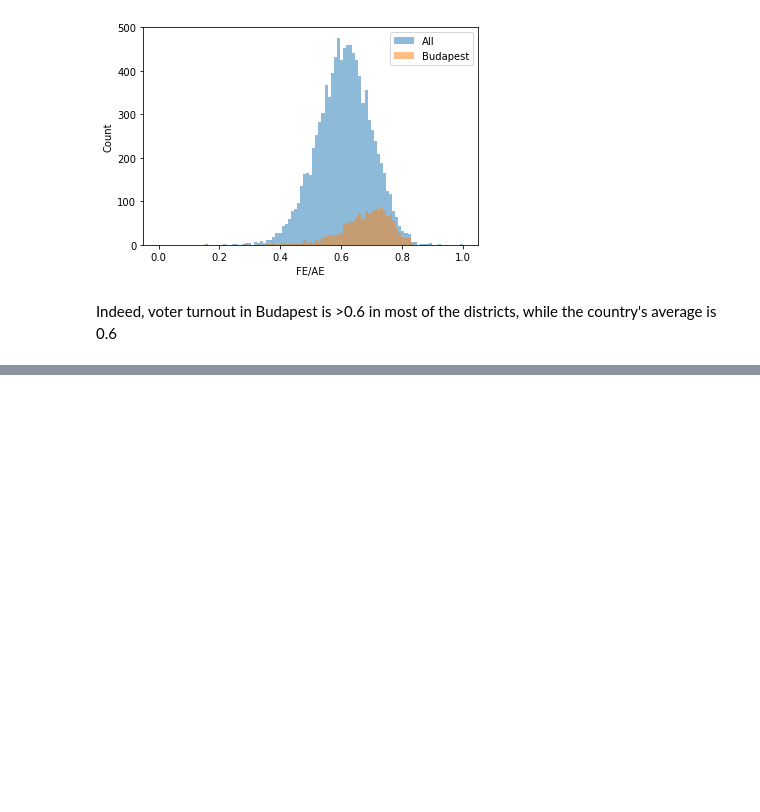
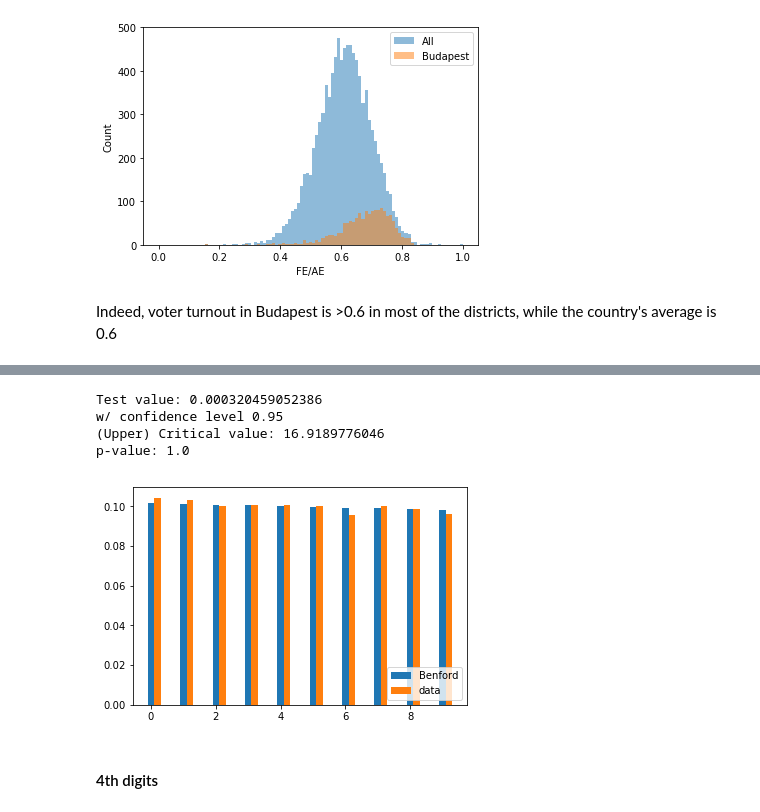
Before and after one commit to komaranna/ElectionAnalysis, a Jupyter notebook: StatisticalAnalysis.ipynb, the cells around one changed output, grey strips where cells are left out. Drawn from its saved outputs; the diff is of its cells as text; code cells hidden in the pictures; blank space fills up the shorter version.

Commit message:
Add files via upload
Added chi-square testing for Benford's law

```diff
--- a/StatisticalAnalysis.ipynb
+++ b/StatisticalAnalysis.ipynb
@@ -231,0 +293,34 @@ Indeed, voter turnout in Budapest is >0.6 in most of the districts, while the co
+# %%
+def ComputeBenfordHypothesis(digit):
+    if digit == 1:
+        preceding = ['']
+        lowPoint = 1
+    else:
+        preceding = ListAllPrecedingDigits(digit-1)
+        lowPoint = 0
+
+    benford = []
+    for i in range(lowPoint,10):
+        benford_i = 0
+        for el in preceding:
+            temp = el + str(i)
+            benford_i += np.log10(1/float(temp) + 1)
+        benford.append(benford_i)
+
+    return benford
+
+
+def ListAllPrecedingDigits(digit):
+    if digit == 1:
+        preceding = []
+        for i in range(1,10):
+            preceding.append(str(i))
+        return preceding
+    else:
+        preceding = ListAllPrecedingDigits(digit-1)
+        current = []
+        for el in preceding:
+            for i in range(0,10):
+                temp = el + str(i)
+                current.append(temp)
+        return current
@@ -231,0 +329,3 @@ Indeed, voter turnout in Budapest is >0.6 in most of the districts, while the co
+# %%
+hypothesis3 = ComputeBenfordHypothesis(3)
+hypothesis3
@@ -231,0 +343,16 @@ Indeed, voter turnout in Budapest is >0.6 in most of the districts, while the co
+# %%
+observed3 = ChiSquareTest(thirdDigits,hypothesis3,9,0.05,0)
+# %% [output]
+Test value: 0.000320459052386
+w/ confidence level 0.95
+(Upper) Critical value: 16.9189776046
+p-value: 1.0
+# %%
+plt.bar(np.arange(0,10),hypothesis3,width=0.2,label='Benford')
+plt.bar(np.arange(0,10)+0.2,observed3,width=0.2,label='data')
+plt.legend(loc='lower right')
+plt.show()
+# %% [output]
+[figure, added]
+# %% [markdown]
+#### 4th digits
```
Also changed, not shown: parts of 22 cells of this notebook.
